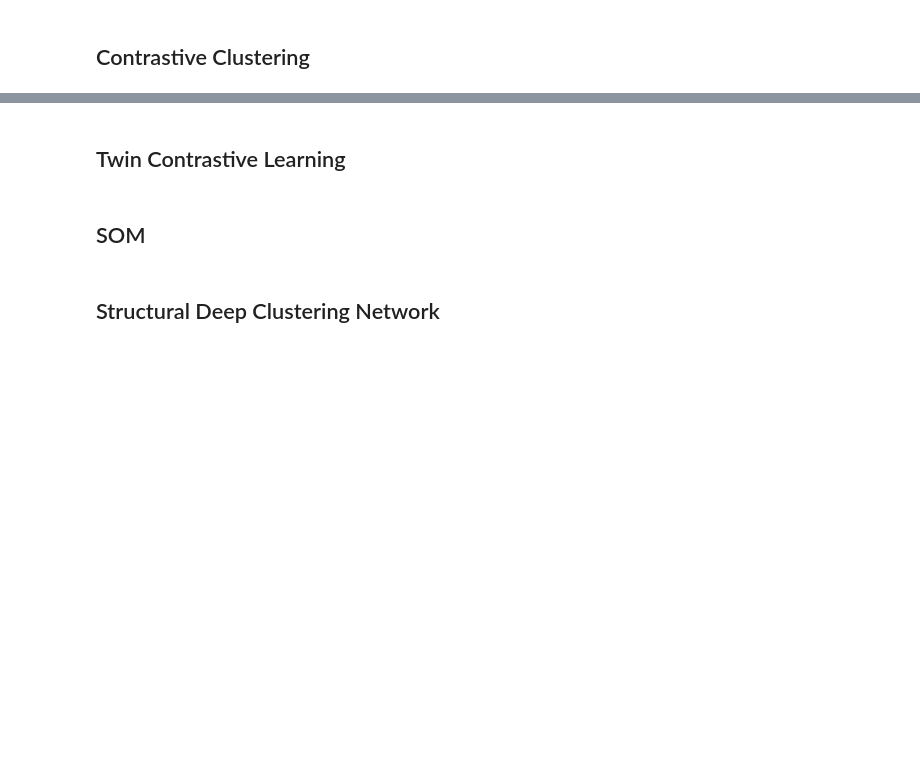
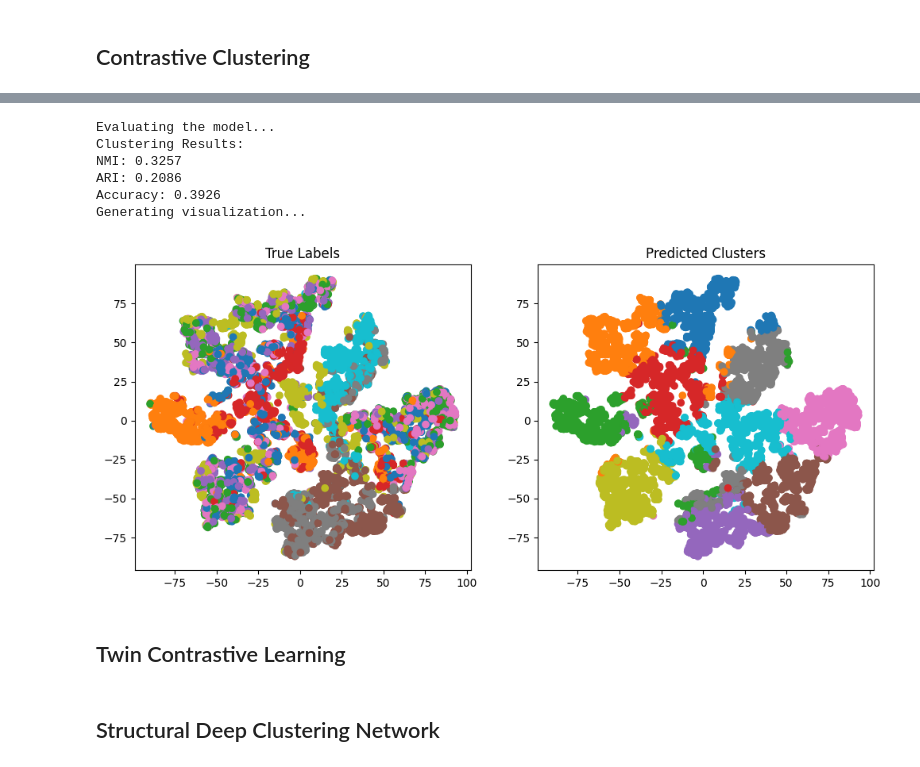
Before and after one commit to Sampie314/fyp, a Jupyter notebook: Clustering_Comparison.ipynb, the cells around one changed output, grey strips where cells are left out. Drawn from its saved outputs; the diff is of its cells as text; code cells hidden in the pictures; blank space fills up the shorter version.

```diff
--- a/Clustering_Comparison.ipynb
+++ b/Clustering_Comparison.ipynb
@@ -269,27 +431,21 @@ device = torch.device("cuda" if torch.cuda.is_available() else "cpu")
 if torch.cuda.is_available(): print('Using GPU')
 
 # Hyperparameters
-batch_size = 256
+batch_size = 512
 feature_dim = 128
 class_num = 10
-learning_rate = 0.0003
+learning_rate = 0.002
 num_epochs = 100
 instance_temperature = 0.5
 cluster_temperature = 1.0
 
 # Create backbone network
-backbone = CC.ResNetFashionMNIST(block=BasicBlock, layers=[2, 2, 2, 2])  # ResNet18
+backbone = CC.ResNetFashionMNIST(block=CC.BasicBlock, layers=[2, 2, 2, 2])  # ResNet18
 
 model = CC.ContrastiveClusteringNetwork(backbone, feature_dim, class_num).to(device)
 optimizer = optim.Adam(model.parameters(), lr=learning_rate)
 
-criterion_instance = CC.InstanceLoss(batch_size, instance_temperature, device).to(device)
-criterion_cluster = CC.ClusterLoss(class_num, cluster_temperature, device).to(device)
-
-# Load Fashion-MNIST dataset
-data_loader = load_fashion_mnist(batch_size, use_cuda=torch.cuda.is_available())
-
-for epoch in range(num_epochs):
-    loss = CC.train(model, data_loader, optimizer, criterion_instance, criterion_cluster, device)
-    print(f"Epoch [{epoch+1}/{num_epochs}], Loss: {loss:.4f}")
+load_path = './drive/MyDrive/FYP/CC_checkpoints/checkpoint_epoch_100.pth'  # Adjust this path as needed
+if os.path.exists(load_path):
+    start_epoch, last_loss = load_model(model, optimizer, load_path)
 # %% [output]
@@ -300,6 +454,40 @@ Epoch [4/100], Loss: 6.3480
+# %%
+# Evaluation
+print("Evaluating the model...")
+
+# Load test dataset
+test_loader = load_fashion_mnist_test(batch_size, use_cuda=torch.cuda.is_available())
+
+# Perform evaluation
+predictions, true_labels = ClusterEval.evaluate(model, test_loader, device)
+nmi, ari, acc = ClusterEval.compute_metrics(true_labels, predictions)
+
+print(f"Clustering Results:")
+print(f"NMI: {nmi:.4f}")
+print(f"ARI: {ari:.4f}")
+print(f"Accuracy: {acc:.4f}")
+
+# Visualize results (optional)
+print("Generating visualization...")
+features = []
+model.eval()
+with torch.no_grad():
+    for images, _ in test_loader:
+        images = images.to(device)
+        feat = model.backbone(images)
+        features.extend(feat.cpu().numpy())
+
+features = np.array(features)
+ClusterEval.visualize_clusters(features, true_labels, predictions)
+# %% [output]
+Evaluating the model...
+Clustering Results:
+NMI: 0.3257
+ARI: 0.2086
+Accuracy: 0.3926
+Generating visualization...
+[figure, added]
 # %% [markdown]
 ## Twin Contrastive Learning
-# %% [markdown]
-## SOM
 # %% [markdown]
 ## Structural Deep Clustering Network
```
Also changed, not shown: parts of 17 cells of this notebook.
